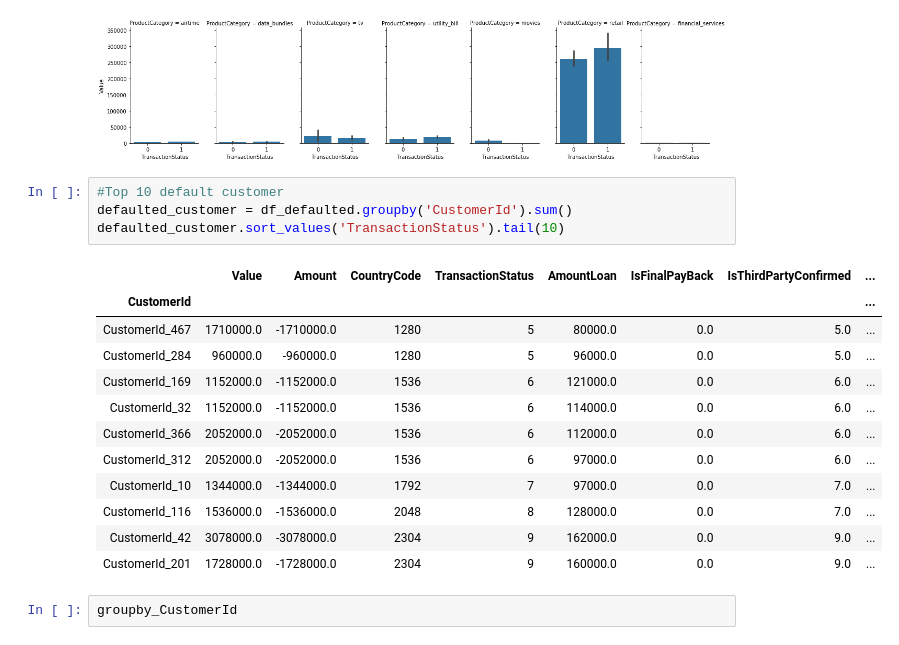
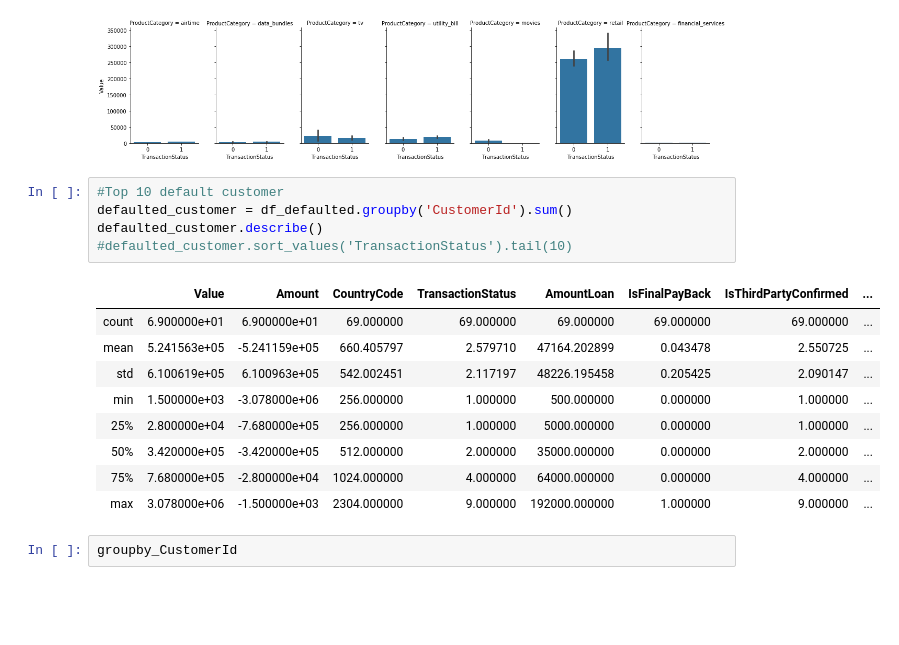
Before and after one commit to H-u-g-o/Credit-Score, a Jupyter notebook: Credit Score.ipynb, the cells around one changed output. Cells and saved outputs as stored; diff of their text form; blank space fills up the shorter version.

```diff
--- a/Credit Score.ipynb
+++ b/Credit Score.ipynb
@@ -167,20 +202,18 @@ g.map(sns.barplot, "TransactionStatus", "Value");
 # %%
 #Top 10 default customer
 defaulted_customer = df_defaulted.groupby('CustomerId').sum()
-defaulted_customer.sort_values('TransactionStatus').tail(10)
+defaulted_customer.describe()
+#defaulted_customer.sort_values('TransactionStatus').tail(10)
 # %% [output]
 |  | Value | Amount | CountryCode | TransactionStatus | AmountLoan | IsFinalPayBack | IsThirdPartyConfirmed | ... |
-| CustomerId |  |  |  |  |  |  |  | ... |
-| CustomerId_467 | 1710000.0 | -1710000.0 | 1280 | 5 | 80000.0 | 0.0 | 5.0 | ... |
-| CustomerId_284 | 960000.0 | -960000.0 | 1280 | 5 | 96000.0 | 0.0 | 5.0 | ... |
-| CustomerId_169 | 1152000.0 | -1152000.0 | 1536 | 6 | 121000.0 | 0.0 | 6.0 | ... |
-| CustomerId_32 | 1152000.0 | -1152000.0 | 1536 | 6 | 114000.0 | 0.0 | 6.0 | ... |
-| CustomerId_366 | 2052000.0 | -2052000.0 | 1536 | 6 | 112000.0 | 0.0 | 6.0 | ... |
-| CustomerId_312 | 2052000.0 | -2052000.0 | 1536 | 6 | 97000.0 | 0.0 | 6.0 | ... |
-| CustomerId_10 | 1344000.0 | -1344000.0 | 1792 | 7 | 97000.0 | 0.0 | 7.0 | ... |
-| CustomerId_116 | 1536000.0 | -1536000.0 | 2048 | 8 | 128000.0 | 0.0 | 7.0 | ... |
-| CustomerId_42 | 3078000.0 | -3078000.0 | 2304 | 9 | 162000.0 | 0.0 | 9.0 | ... |
-| CustomerId_201 | 1728000.0 | -1728000.0 | 2304 | 9 | 160000.0 | 0.0 | 9.0 | ... |
+| count | 6.900000e+01 | 6.900000e+01 | 69.000000 | 69.000000 | 69.000000 | 69.000000 | 69.000000 | ... |
+| mean | 5.241563e+05 | -5.241159e+05 | 660.405797 | 2.579710 | 47164.202899 | 0.043478 | 2.550725 | ... |
+| std | 6.100619e+05 | 6.100963e+05 | 542.002451 | 2.117197 | 48226.195458 | 0.205425 | 2.090147 | ... |
+| min | 1.500000e+03 | -3.078000e+06 | 256.000000 | 1.000000 | 500.000000 | 0.000000 | 1.000000 | ... |
+| 25% | 2.800000e+04 | -7.680000e+05 | 256.000000 | 1.000000 | 5000.000000 | 0.000000 | 1.000000 | ... |
+| 50% | 3.420000e+05 | -3.420000e+05 | 512.000000 | 2.000000 | 35000.000000 | 0.000000 | 2.000000 | ... |
+| 75% | 7.680000e+05 | -2.800000e+04 | 1024.000000 | 4.000000 | 64000.000000 | 0.000000 | 4.000000 | ... |
+| max | 3.078000e+06 | -1.500000e+03 | 2304.000000 | 9.000000 | 192000.000000 | 1.000000 | 9.000000 | ... |
 # %%
 groupby_CustomerId
 # %% [output]
```
Also changed, not shown: parts of 9 cells of this notebook.
